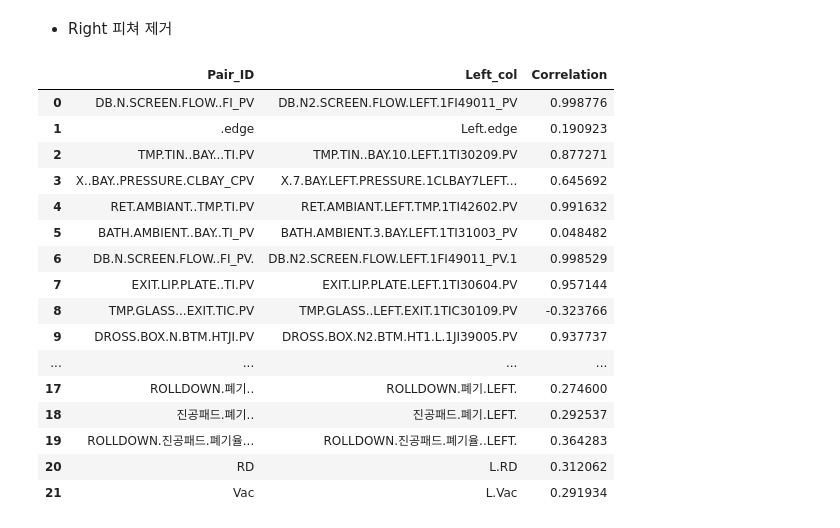
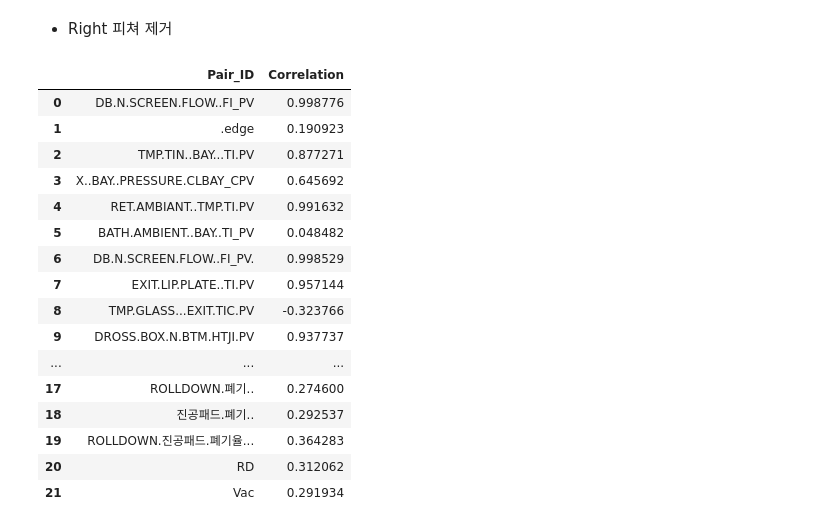
Before and after one commit to gmlwlswls/LGD_anomaly_detection, a Jupyter notebook: 00. 데이터 탐색 및 전처리/데이터 탐색.ipynb, the cells around one changed output. Cells and saved outputs as stored; diff of their text form; code cells hidden in the pictures.

```diff
--- a/00. 데이터 탐색 및 전처리/데이터 탐색.ipynb
+++ b/00. 데이터 탐색 및 전처리/데이터 탐색.ipynb
@@ -70,7 +94,7 @@ dtype: int64
 # %% [markdown]
 - Right 피쳐 제거
 # %%
-# LEFT, RIGHT / L.,R. / l_,r_ / _L, _R 간의 상관계수 파악
+# 1) left, right 쌍 상관 계수
 left_cols = drop_df.filter(regex=r'\b(LEFT|Left|L\.|l_|_L)\b').columns.tolist()
 right_cols = drop_df.filter(regex=r'\b(RIGHT|Right|R\.|r_|_R)\b').columns.tolist()
 
@@ -85,50 +109,50 @@ for left_col in left_cols:
     process_id = re.sub(r'(\.L\.|L\.|LEFT|l_|_L|\d+)', '', left_col, flags=re.IGNORECASE) # 수치를 제외한 나머지가 동일, re.IGNORECASE : 대소문자 구별없음
     if process_id not in left_right_pairs:
         left_right_pairs[process_id] = {'left': left_col, 'right': None}
     else:
         left_right_pairs[process_id]['left'] = left_col
 
 # RIGHT 열 이름 처리
 for right_col in right_cols:
     process_id = re.sub(r'(\.R\.|R\.|RIGHT|r_|_R|\d+)', '', right_col, flags=re.IGNORECASE)
     if process_id not in left_right_pairs :
         left_right_pairs[process_id] = {'left': None, 'right': right_col}
     else:
         left_right_pairs[process_id]['right'] = right_col
 
 left_right_pairs
 correlation_results = []
 
 for process_id, cols in left_right_pairs.items():
     left_col = cols['left']
     right_col = cols['right']
 
     # 각 쌍의 열 선택
     if left_col in drop_df.columns and right_col in drop_df.columns:
         correlation = drop_df[left_col].corr(drop_df[right_col])
-        correlation_results.append((process_id, left_col, correlation))
+        correlation_results.append((process_id, correlation))
 
 # 결과를 DataFrame으로 변환
-correlation_df = pd.DataFrame(correlation_results, columns=['Pair_ID', 'Left_col', 'Correlation'])
+correlation_df = pd.DataFrame(correlation_results, columns=['Pair_ID', 'Correlation'])
 
 # 상관계수 결과 확인
 correlation_df
 # %% [output]
-|  | Pair_ID | Left_col | Correlation |
-| 0 | DB.N.SCREEN.FLOW..FI_PV | DB.N2.SCREEN.FLOW.LEFT.1FI49011_PV | 0.998776 |
-| 1 | .edge | Left.edge | 0.190923 |
-| 2 | TMP.TIN..BAY...TI.PV | TMP.TIN..BAY.10.LEFT.1TI30209.PV | 0.877271 |
-| 3 | X..BAY..PRESSURE.CLBAY_CPV | X.7.BAY.LEFT.PRESSURE.1CLBAY7LEFT... | 0.645692 |
-| 4 | RET.AMBIANT..TMP.TI.PV | RET.AMBIANT.LEFT.TMP.1TI42602.PV | 0.991632 |
-| 5 | BATH.AMBIENT..BAY..TI_PV | BATH.AMBIENT.3.BAY.LEFT.1TI31003_PV | 0.048482 |
-| 6 | DB.N.SCREEN.FLOW..FI_PV. | DB.N2.SCREEN.FLOW.LEFT.1FI49011_PV.1 | 0.998529 |
-| 7 | EXIT.LIP.PLATE..TI.PV | EXIT.LIP.PLATE.LEFT.1TI30604.PV | 0.957144 |
-| 8 | TMP.GLASS...EXIT.TIC.PV | TMP.GLASS..LEFT.EXIT.1TIC30109.PV | -0.323766 |
-| 9 | DROSS.BOX.N.BTM.HTJI.PV | DROSS.BOX.N2.BTM.HT1.L.1JI39005.PV | 0.937737 |
-| ... | ... | ... | ... |
-| 17 | ROLLDOWN.폐기.. | ROLLDOWN.폐기.LEFT. | 0.274600 |
-| 18 | 진공패드.폐기.. | 진공패드.폐기.LEFT. | 0.292537 |
-| 19 | ROLLDOWN.진공패드.폐기율... | ROLLDOWN.진공패드.폐기율..LEFT. | 0.364283 |
-| 20 | RD | L.RD | 0.312062 |
-| 21 | Vac | L.Vac | 0.291934 |
+|  | Pair_ID | Correlation |
+| 0 | DB.N.SCREEN.FLOW..FI_PV | 0.998776 |
+| 1 | .edge | 0.190923 |
+| 2 | TMP.TIN..BAY...TI.PV | 0.877271 |
+| 3 | X..BAY..PRESSURE.CLBAY_CPV | 0.645692 |
+| 4 | RET.AMBIANT..TMP.TI.PV | 0.991632 |
+| 5 | BATH.AMBIENT..BAY..TI_PV | 0.048482 |
+| 6 | DB.N.SCREEN.FLOW..FI_PV. | 0.998529 |
+| 7 | EXIT.LIP.PLATE..TI.PV | 0.957144 |
+| 8 | TMP.GLASS...EXIT.TIC.PV | -0.323766 |
+| 9 | DROSS.BOX.N.BTM.HTJI.PV | 0.937737 |
+| ... | ... | ... |
+| 17 | ROLLDOWN.폐기.. | 0.274600 |
+| 18 | 진공패드.폐기.. | 0.292537 |
+| 19 | ROLLDOWN.진공패드.폐기율... | 0.364283 |
+| 20 | RD | 0.312062 |
+| 21 | Vac | 0.291934 |
 # %%
```
Also changed, not shown: parts of 9 cells of this notebook.
